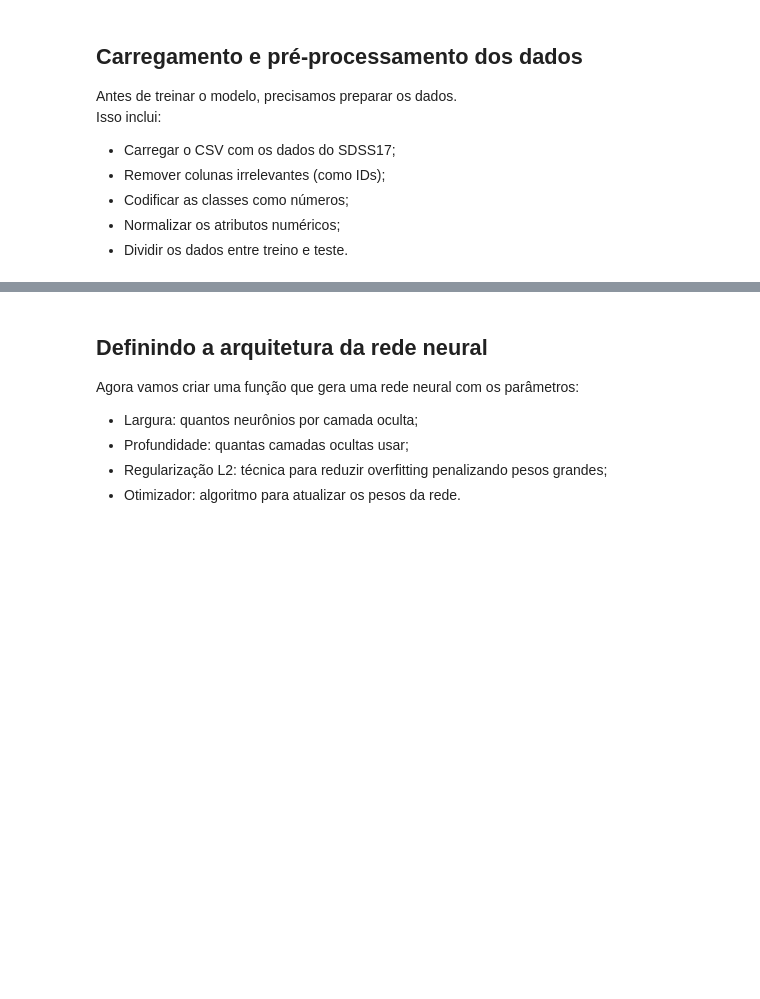
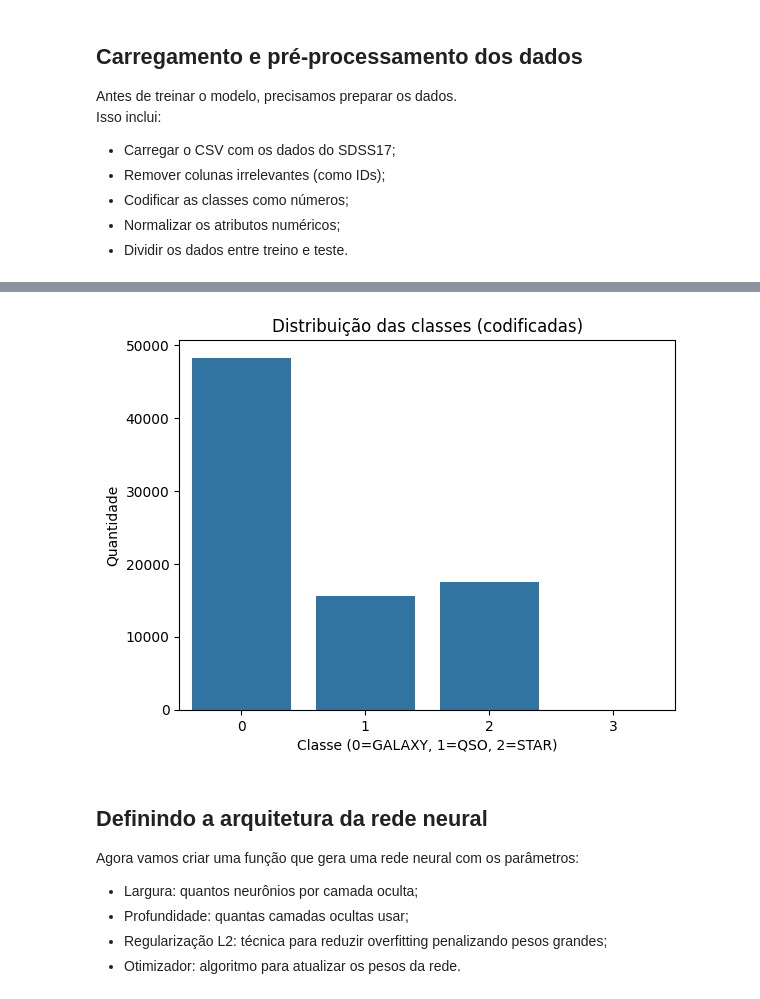
Before and after one commit to marcio-guimaraes/Trainee-CIS-UnB, a Jupyter notebook: Periodo 3/Redes_Neurais.ipynb, the cells around one changed output, grey strips where cells are left out. Drawn from its saved outputs; the diff is of its cells as text; code cells hidden in the pictures; blank space fills up the shorter version.

```diff
--- a/Periodo 3/Redes_Neurais.ipynb
+++ b/Periodo 3/Redes_Neurais.ipynb
@@ -57,3 +61,11 @@ X_train, X_test, y_train, y_test = train_test_split(X_scaled, y, test_size=0.2,
+# %%
+sns.countplot(x=df['class'])
+plt.title("Distribuição das classes (codificadas)")
+plt.xlabel("Classe (0=GALAXY, 1=QSO, 2=STAR)")
+plt.ylabel("Quantidade")
+plt.show()
+# %% [output]
+[figure, added]
 # %% [markdown]
 ## Definindo a arquitetura da rede neural
 
```
Also changed, not shown: parts of 10 cells of this notebook, 1 other file.
